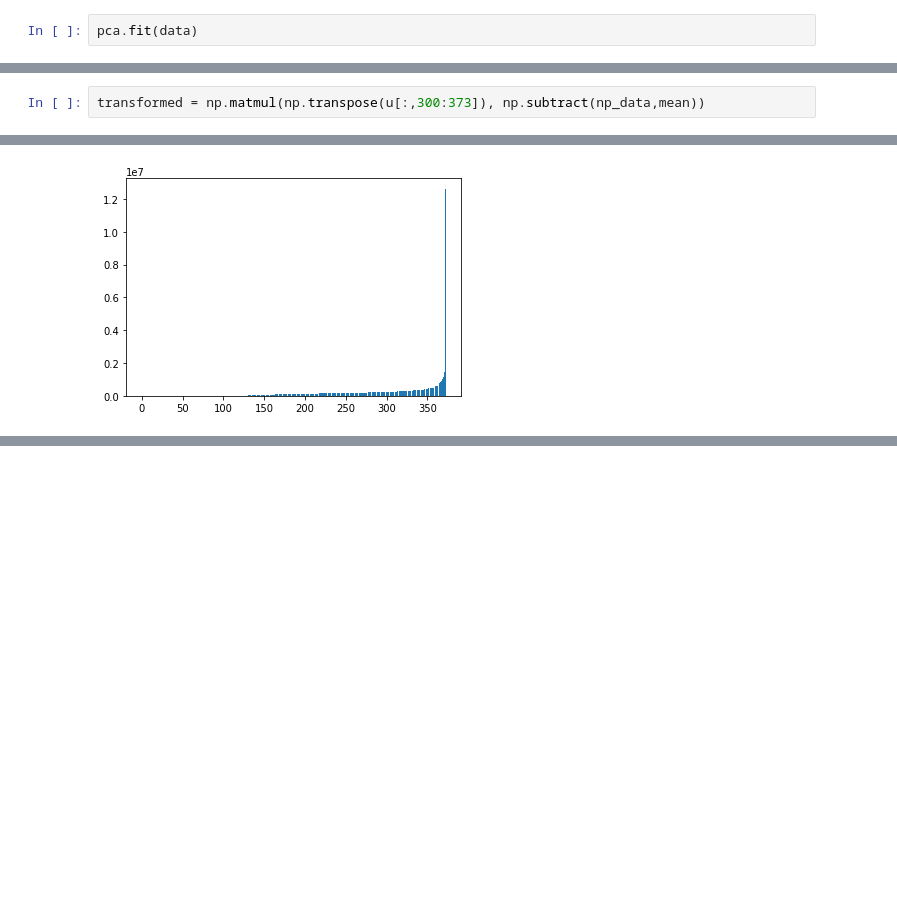
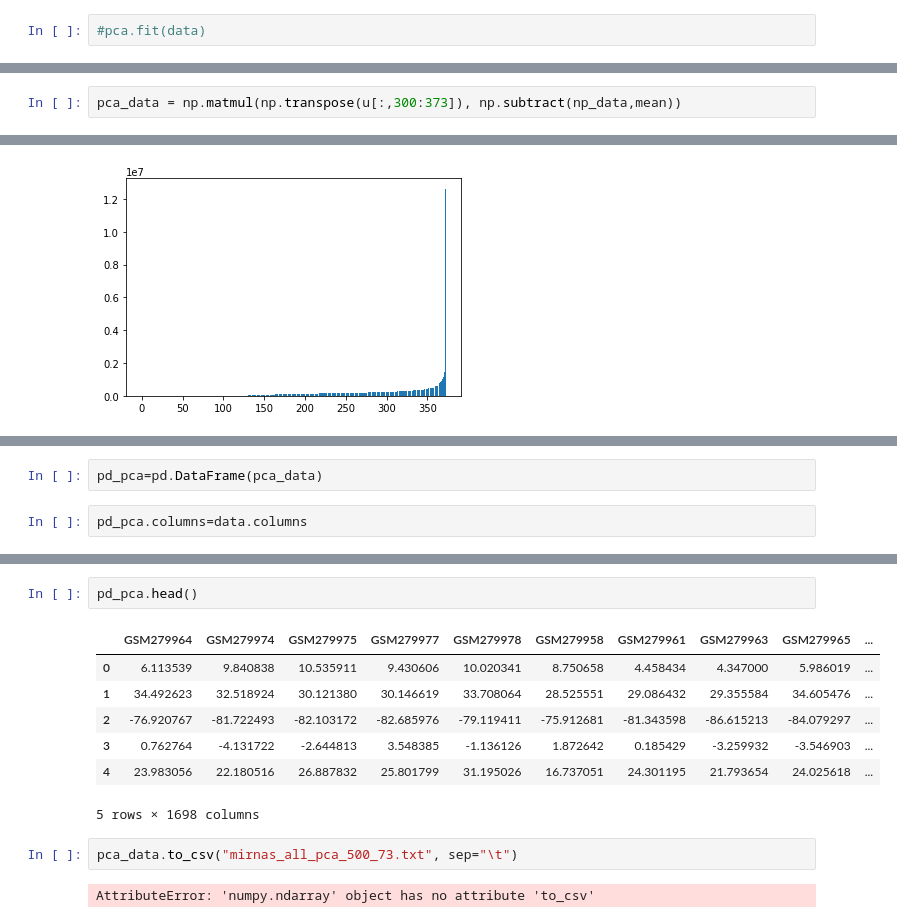
Before and after one commit to programmingprincess/ml4sp_metastasis, a Jupyter notebook: get_dims.ipynb, the cells around one changed output, grey strips where cells are left out. Cells and saved outputs as stored; diff of their text form; blank space fills up the shorter version.

```diff
--- a/get_dims.ipynb
+++ b/get_dims.ipynb
@@ -47,2 +95,2 @@ pca = PCA(n_components=1000)
 # %%
-pca.fit(data)
+#pca.fit(data)
@@ -135,5 +158,5 @@ temp.shape
 # %%
 weights, u, s, mean = PCA(500,np_data)
 # %%
-transformed = np.matmul(np.transpose(u[:,300:373]), np.subtract(np_data,mean))
+pca_data = np.matmul(np.transpose(u[:,300:373]), np.subtract(np_data,mean))
 # %%
@@ -183,0 +185,4 @@ print(pca.components_)
+# %%
+pd_pca=pd.DataFrame(pca_data)
+# %%
+pd_pca.columns=data.columns
@@ -183,0 +244,14 @@ print(pca.components_)
+# %%
+pd_pca.head()
+# %% [output]
+|  | GSM279964 | GSM279974 | GSM279975 | GSM279977 | GSM279978 | GSM279958 | GSM279961 | GSM279963 | GSM279965 | ... |
+| 0 | 6.113539 | 9.840838 | 10.535911 | 9.430606 | 10.020341 | 8.750658 | 4.458434 | 4.347000 | 5.986019 | ... |
+| 1 | 34.492623 | 32.518924 | 30.121380 | 30.146619 | 33.708064 | 28.525551 | 29.086432 | 29.355584 | 34.605476 | ... |
+| 2 | -76.920767 | -81.722493 | -82.103172 | -82.685976 | -79.119411 | -75.912681 | -81.343598 | -86.615213 | -84.079297 | ... |
+| 3 | 0.762764 | -4.131722 | -2.644813 | 3.548385 | -1.136126 | 1.872642 | 0.185429 | -3.259932 | -3.546903 | ... |
+| 4 | 23.983056 | 22.180516 | 26.887832 | 25.801799 | 31.195026 | 16.737051 | 24.301195 | 21.793654 | 24.025618 | ... |
+5 rows × 1698 columns
+# %%
+pca_data.to_csv("mirnas_all_pca_500_73.txt", sep="\t")
+# %% [output]
+AttributeError: 'numpy.ndarray' object has no attribute 'to_csv'
```
Also changed, not shown: parts of 30 cells of this notebook, 1 other file.
